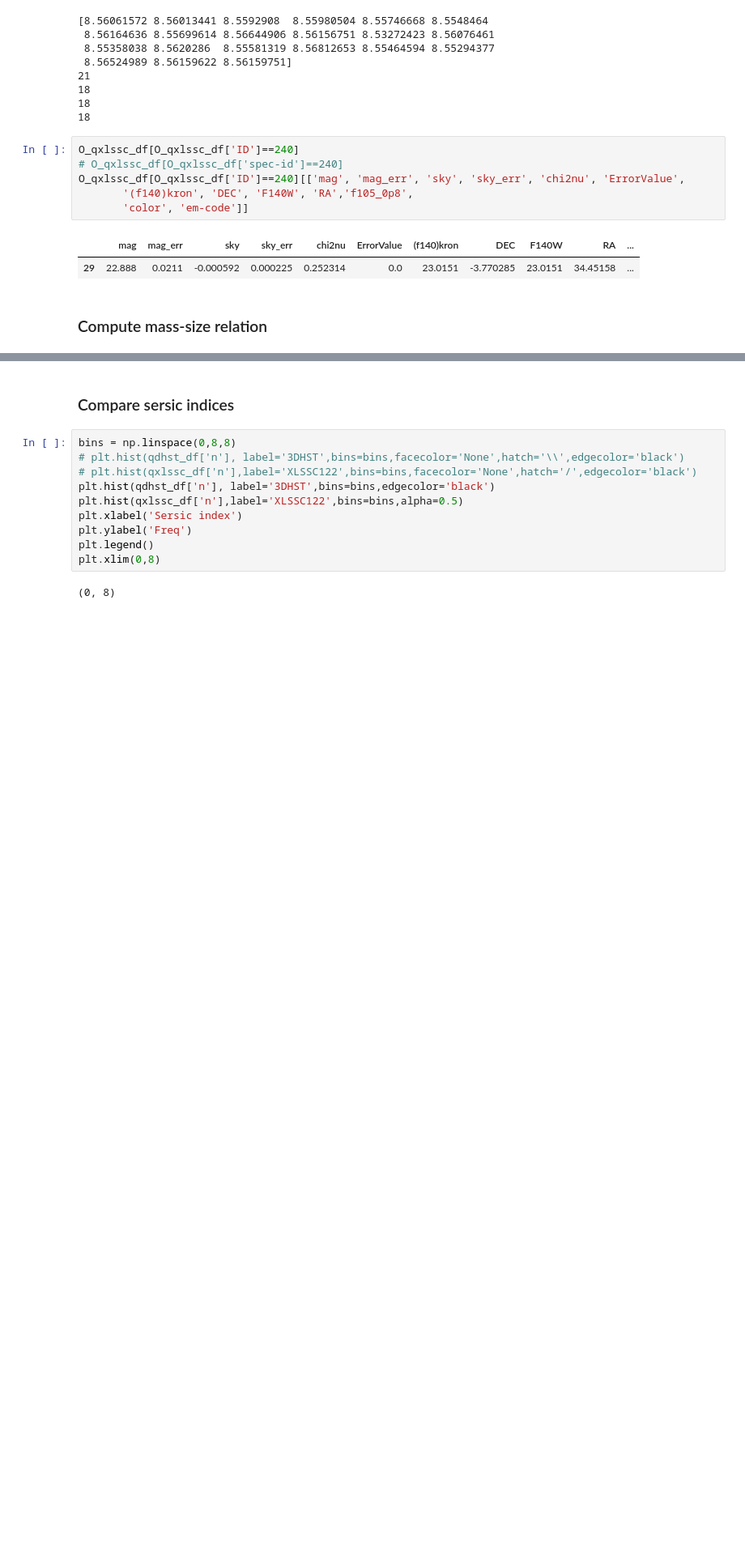
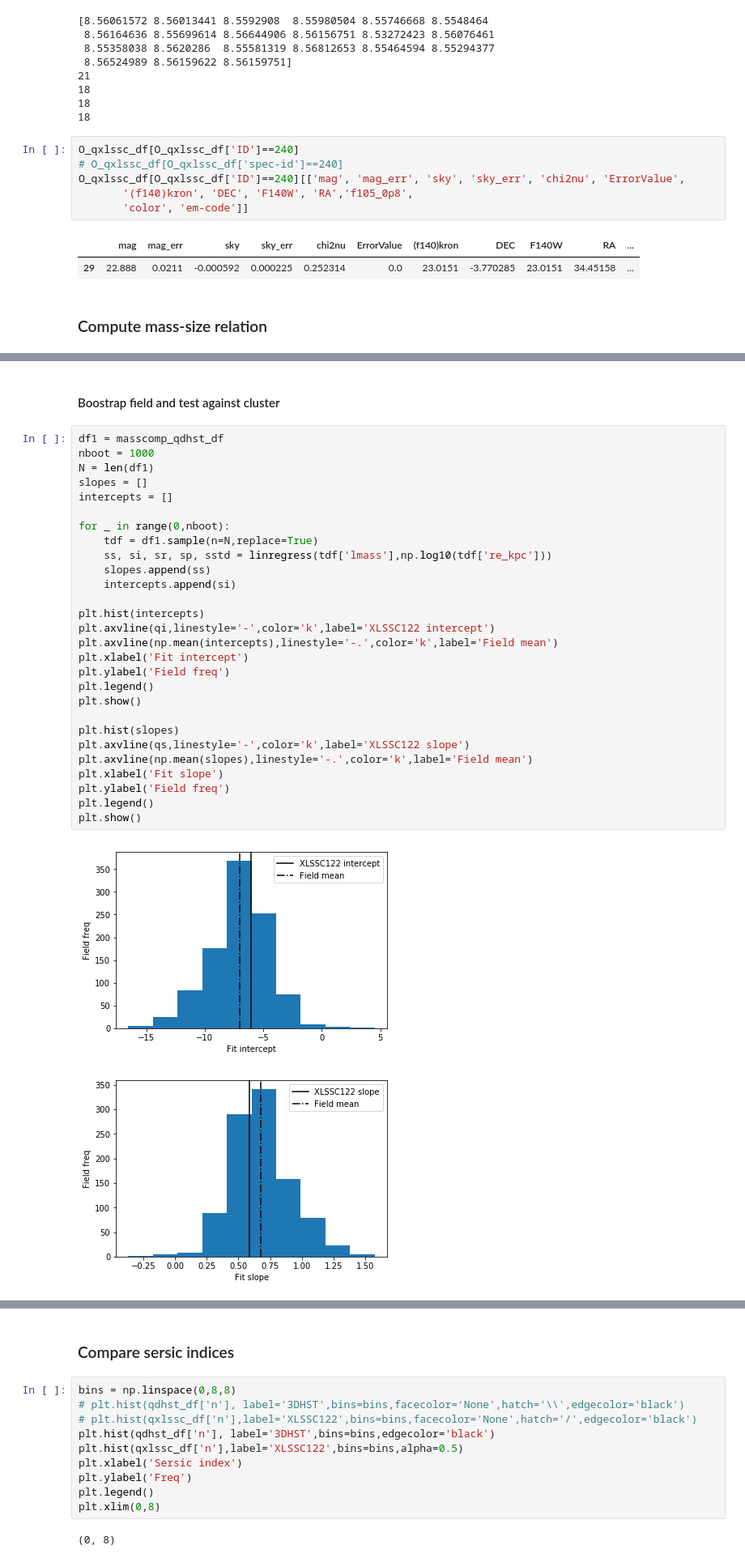
Before and after one commit to enoordeh/GalaxyPops, a Jupyter notebook: Analysis/mass_size.ipynb, the cells around one changed output, grey strips where cells are left out. Shown at 81% size. Saved outputs shown, nothing was run; the diff lists cells and outputs as text; blank space fills up the shorter version.

```diff
--- a/Analysis/mass_size.ipynb
+++ b/Analysis/mass_size.ipynb
@@ -251 +255,34 @@ Field slope:0.55, Field int:-5.61, Field R^2:0.32
 Cluster slope:0.59, Cluster int:-6.03, Clusterld R^2:0.69
+# %% [markdown]
+#### Boostrap field and test against cluster
+# %%
+df1 = masscomp_qdhst_df
+nboot = 1000
+N = len(df1)
+slopes = []
+intercepts = []
+
+for _ in range(0,nboot):
+    tdf = df1.sample(n=N,replace=True)
+    ss, si, sr, sp, sstd = linregress(tdf['lmass'],np.log10(tdf['re_kpc']))
+    slopes.append(ss)
+    intercepts.append(si)
+
+plt.hist(intercepts)
+plt.axvline(qi,linestyle='-',color='k',label='XLSSC122 intercept')
+plt.axvline(np.mean(intercepts),linestyle='-.',color='k',label='Field mean')
+plt.xlabel('Fit intercept')
+plt.ylabel('Field freq')
+plt.legend()
+plt.show()
+
+plt.hist(slopes)
+plt.axvline(qs,linestyle='-',color='k',label='XLSSC122 slope')
+plt.axvline(np.mean(slopes),linestyle='-.',color='k',label='Field mean')
+plt.xlabel('Fit slope')
+plt.ylabel('Field freq')
+plt.legend()
+plt.show()
+# %% [output]
+[figure, added]
+[figure, added]
```
Also changed, not shown: parts of 7 cells of this notebook.
